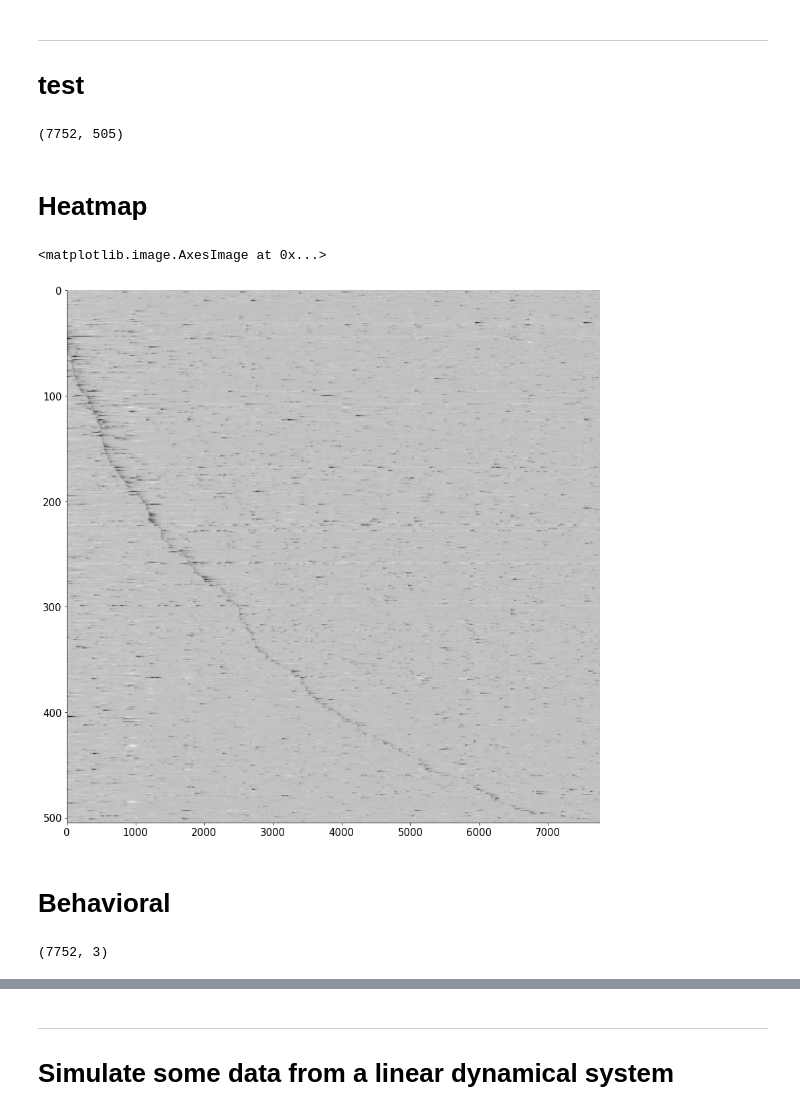
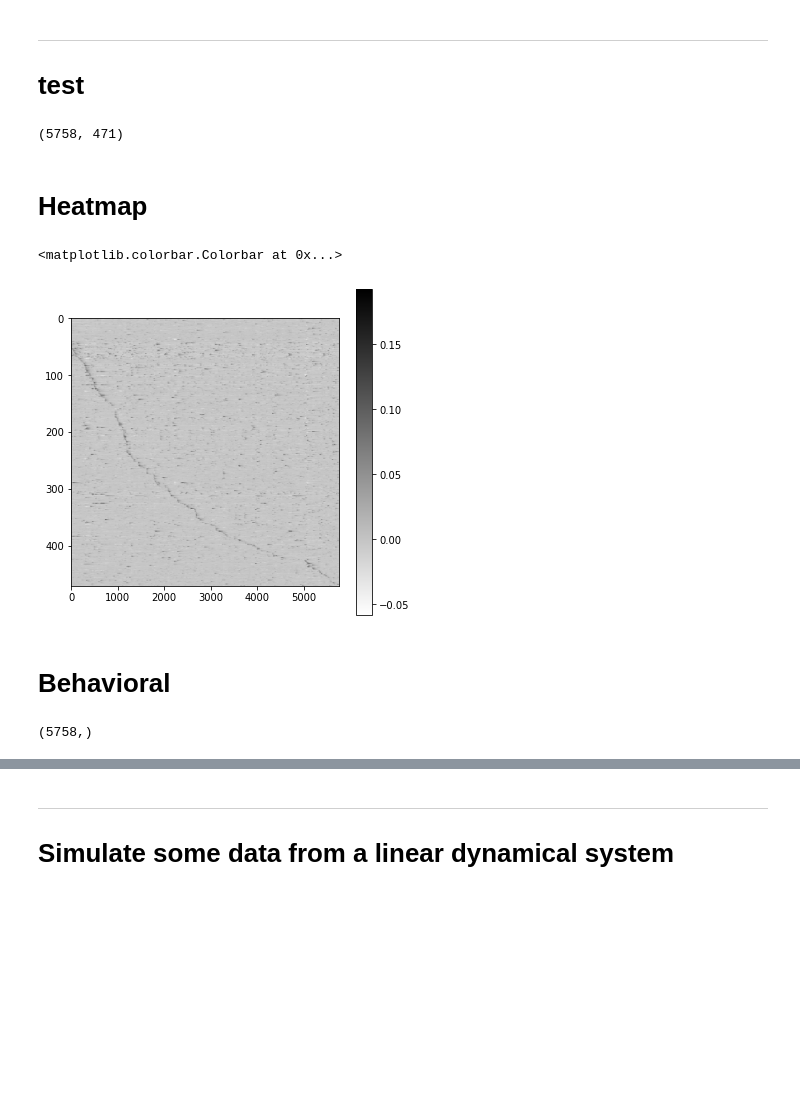
Before and after one commit to ioqfwfq/NMA_DL2021_Project, a Jupyter notebook: NMA_project.ipynb, the cells around one changed output, grey strips where cells are left out. Cells and saved outputs as stored; diff of their text form; code cells hidden in the pictures; blank space fills up the shorter version.

```diff
--- a/NMA_project.ipynb
+++ b/NMA_project.ipynb
@@ -13,13 +15,4 @@ import pandas as pd
 from matplotlib import pyplot as plt
-# %%
-# @title Figure settings
-from matplotlib import rcParams
-
-rcParams['figure.figsize'] = [20, 4]
-rcParams['font.size'] =15
-rcParams['axes.spines.top'] = False
-rcParams['axes.spines.right'] = False
-rcParams['figure.autolayout'] = True
 # %%
 device = torch.device('cuda' if torch.cuda.is_available() else 'cpu')
 # %% [markdown]
@@ -45,5 +38,5 @@ mouse1_day1_suqare1.csv  mouse1_day1_suqare2.mat  mouse1_day7_suqare1.csv
 mouse1_day1_suqare1.mat  mouse1_day4_suqare1.csv  mouse1_day7_suqare1.mat
 mouse1_day1_suqare2.csv  mouse1_day4_suqare1.mat  ReadMe.txt
 # %%
-fn = 'mouse1_day1_suqare1.csv'
+fn = 'mouse1_day1_suqare2.csv'
 data = pd.read_csv(fn, index_col=0)
@@ -68,20 +47,44 @@ data = pd.read_csv(fn, index_col=0)
 prodata = data.iloc[:,0:-3].values
 prodata.shape
 # %% [output]
-(7752, 505)
+(5758, 471)
 # %% [markdown]
 # Heatmap
 # %%
-plt.figure(figsize=(12, 12))
+plt.figure(figsize=(6, 6))
 plt.imshow(prodata.T, cmap='gray_r', aspect=prodata.shape[0]/prodata.shape[1])
+plt.colorbar()
 # %% [output]
-<matplotlib.image.AxesImage at 0x...>
+<matplotlib.colorbar.Colorbar at 0x...>
-[figure, old version]
+[figure, new version]
 # %% [markdown]
 # Behavioral
-# %%
-behdata = data.iloc[:,-3:].values
-behdata.shape
-# %% [output]
-(7752, 3)
+# %%
+#@title Transform and normalize the coordinates
+
+behdata = data.iloc[:,-3:].values
+x_coo = behdata[:,0]
+y_coo = behdata[:,1]
+x_len = x_coo.max()-x_coo.min()
+y_len = y_coo.max()-y_coo.min()
+x_cen = (x_coo.max()+x_coo.min())*0.5
+y_cen = (y_coo.max()+y_coo.min())*0.5
+
+x_coo_nor = (x_coo-x_cen)/(x_len*0.5) # range [-1, 1]
+y_coo_nor = (y_coo-y_cen)/(y_len*0.5) # range [-1, 1]
+
+loc_cl = np.zeros_like(x_coo_nor)
+for i in range(5):
+  if x_coo_nor[i]>0 and y_coo_nor[i]>0:
+    loc_cl[i] = 1
+  if x_coo_nor[i]<0 and y_coo_nor[i]>0:
+    loc_cl[i] = 2
+  if x_coo_nor[i]<0 and y_coo_nor[i]<0:
+    loc_cl[i] = 3
+  if x_coo_nor[i]>0 and y_coo_nor[i]<0:
+    loc_cl[i] = 4
+
+loc_cl.shape
+# %% [output]
+(5758,)
 # %%
```
Also changed, not shown: parts of 7 cells of this notebook.
